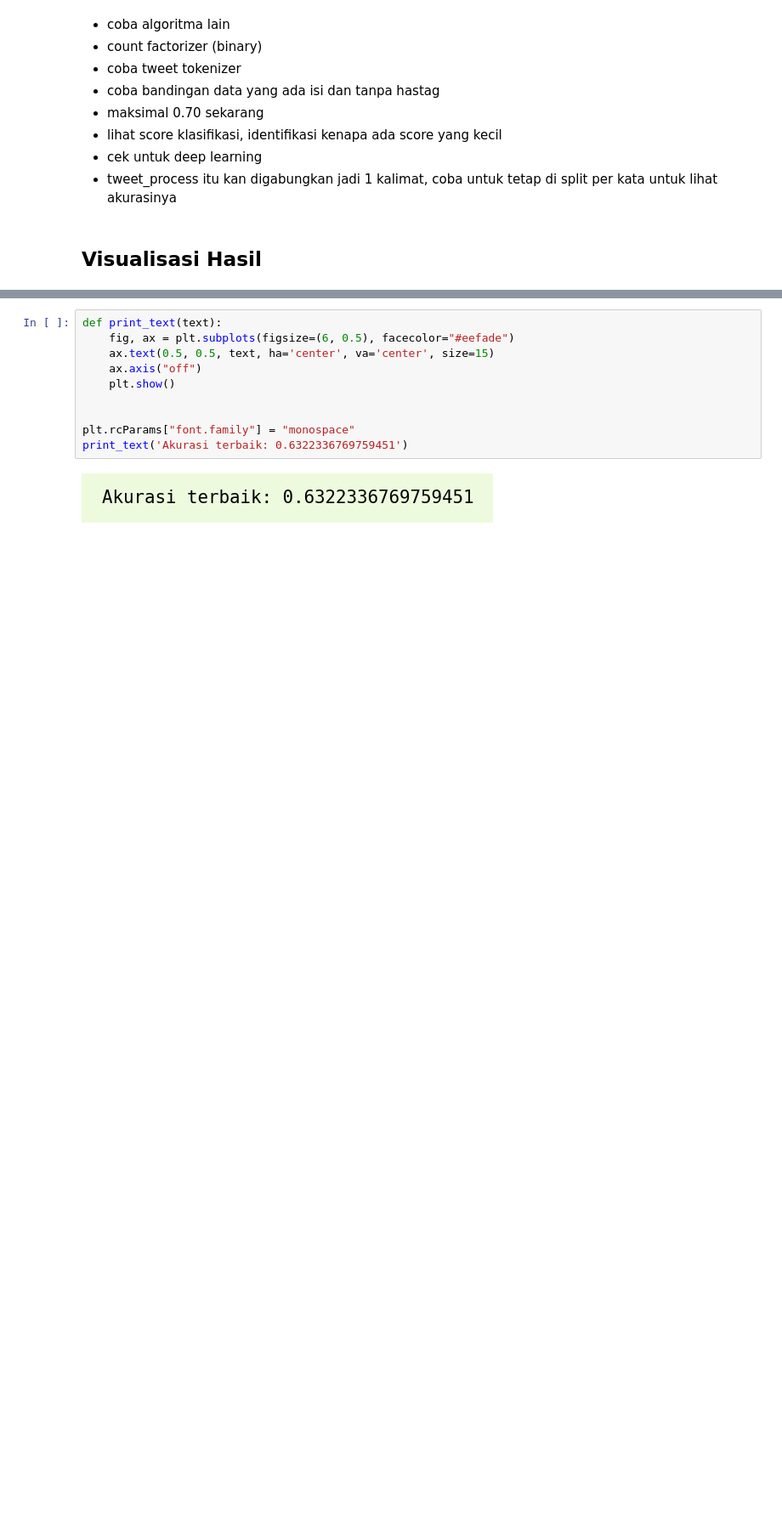
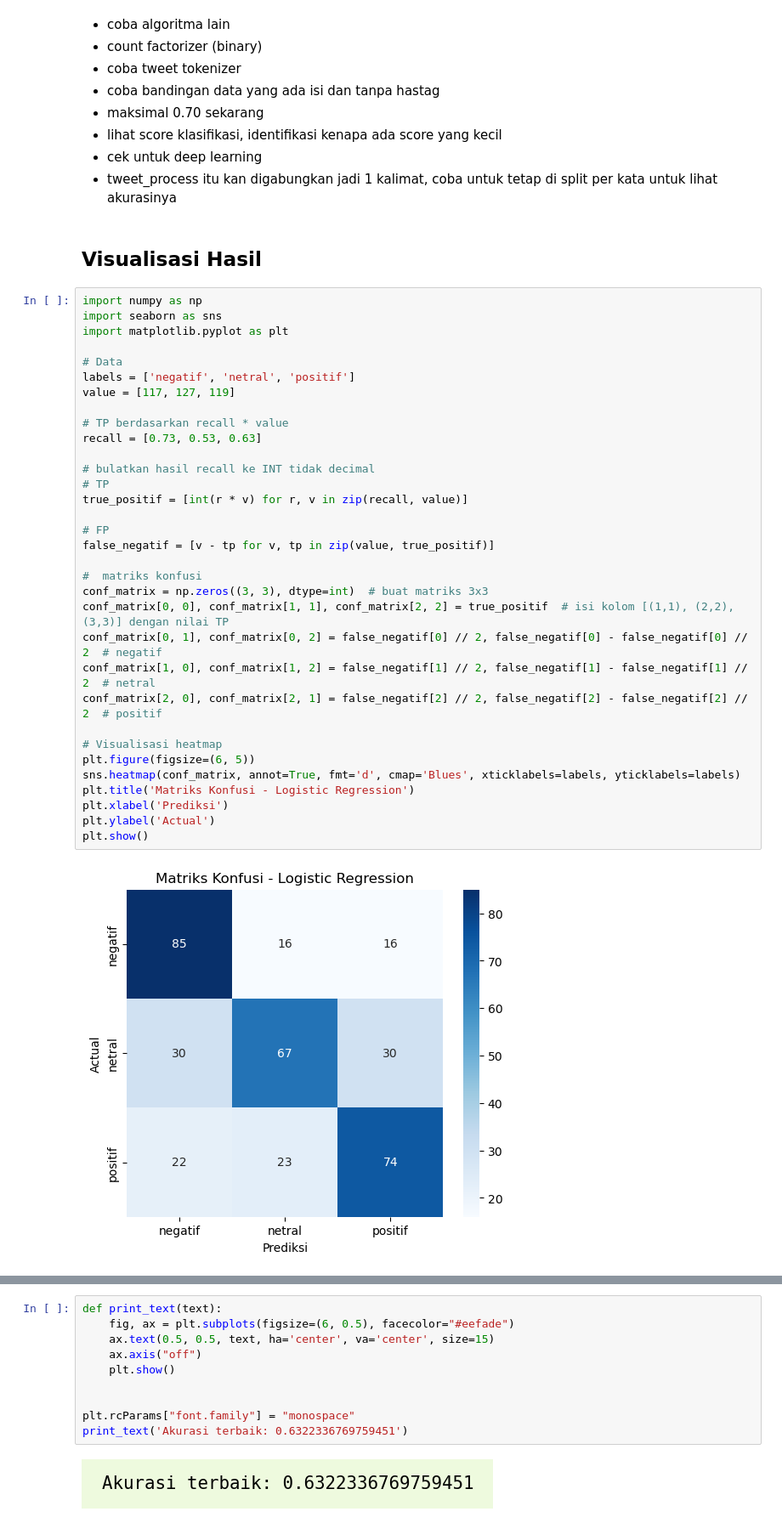
Before and after one commit to SuwandiRamadhan/Bootcamp-AI, a Jupyter notebook: Project 1/Word Tokenizer (INI YANG FIX)/project1_Model-Training-&-Evaluation.ipynb, the cells around one changed output, grey strips where cells are left out. Shown at 85% size. Drawn from its saved outputs; the diff is of its cells as text; blank space fills up the shorter version.

Commit message:
merapikan code untuk confussion matrix

```diff
--- a/Project 1/Word Tokenizer (INI YANG FIX)/project1_Model-Training-&-Evaluation.ipynb
+++ b/Project 1/Word Tokenizer (INI YANG FIX)/project1_Model-Training-&-Evaluation.ipynb
@@ -260,6 +260,41 @@ plt.show()
 - tweet_process itu kan digabungkan jadi 1 kalimat, coba untuk tetap di split per kata untuk lihat akurasinya
 # %% [markdown]
 ## Visualisasi Hasil
+# %%
+import numpy as np
+import seaborn as sns
+import matplotlib.pyplot as plt
+
+# Data
+labels = ['negatif', 'netral', 'positif']
+value = [117, 127, 119]
+
+# TP berdasarkan recall * value
+recall = [0.73, 0.53, 0.63]
+
+# bulatkan hasil recall ke INT tidak decimal
+# TP
+true_positif = [int(r * v) for r, v in zip(recall, value)]
+
+# FP
+false_negatif = [v - tp for v, tp in zip(value, true_positif)]
+
+#  matriks konfusi
+conf_matrix = np.zeros((3, 3), dtype=int)  # buat matriks 3x3
+conf_matrix[0, 0], conf_matrix[1, 1], conf_matrix[2, 2] = true_positif  # isi kolom [(1,1), (2,2), (3,3)] dengan nilai TP
+conf_matrix[0, 1], conf_matrix[0, 2] = false_negatif[0] // 2, false_negatif[0] - false_negatif[0] // 2  # negatif
+conf_matrix[1, 0], conf_matrix[1, 2] = false_negatif[1] // 2, false_negatif[1] - false_negatif[1] // 2  # netral
+conf_matrix[2, 0], conf_matrix[2, 1] = false_negatif[2] // 2, false_negatif[2] - false_negatif[2] // 2  # positif
+
+# Visualisasi heatmap
+plt.figure(figsize=(6, 5))
+sns.heatmap(conf_matrix, annot=True, fmt='d', cmap='Blues', xticklabels=labels, yticklabels=labels)
+plt.title('Matriks Konfusi - Logistic Regression')
+plt.xlabel('Prediksi')
+plt.ylabel('Actual')
+plt.show()
+# %% [output]
+[figure, added]
 # %%
 # Gabungkan semua teks di kolom 'tweet_process'
 all_text = ' '.join(df['tweet_process'].dropna())
```
Also changed, not shown: parts of 5 cells of this notebook.
